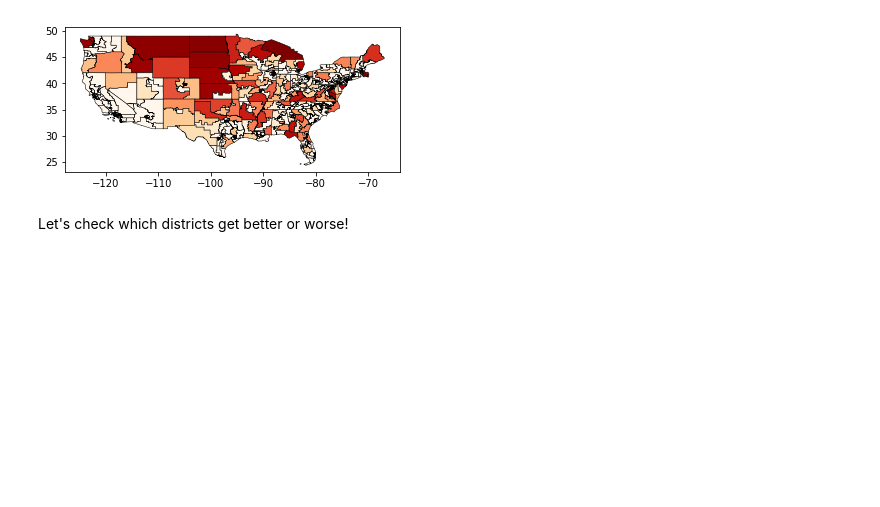
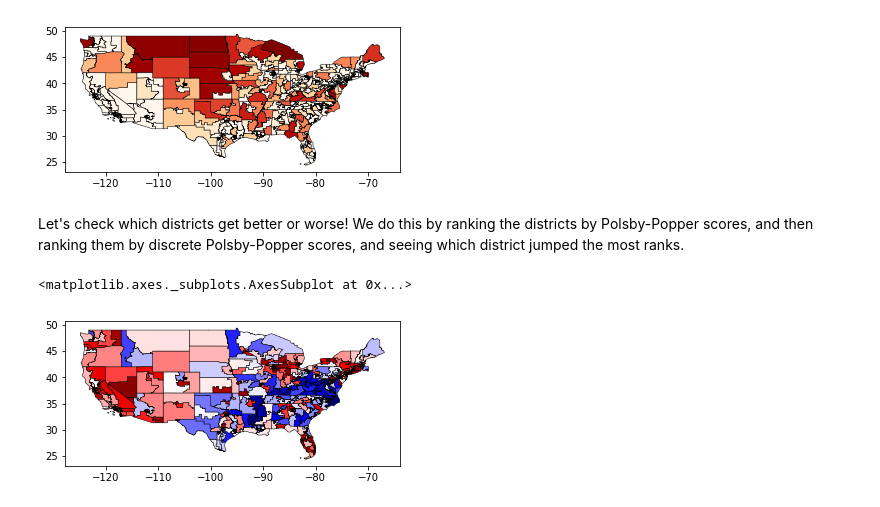
Before and after one commit to AssafBarNatan/discrete-compactness-jupyter, a Jupyter notebook: exploring-discrete-compactness.ipynb, the cells around one changed output. Saved outputs shown, nothing was run; the diff lists cells and outputs as text; code cells hidden in the pictures; blank space fills up the shorter version.

Commit message:
added ranking comparisons, and more colours on the map

```diff
--- a/exploring-discrete-compactness.ipynb
+++ b/exploring-discrete-compactness.ipynb
@@ -63,5 +63,13 @@ contig_us.plot(column='dpolsby',cmap='OrRd',edgecolor='black', linewidth=0.5)
 tmp = contig_us.iloc[[contig_us.iloc[i]['dperim'] == 0 for i,d in contig_us.iterrows()]].copy()
 # %% [output]
 [figure]
-# %% [markdown]
-Let's check which districts get better or worse!
+# %% [markdown]
+Let's check which districts get better or worse! We do this by ranking the districts by Polsby-Popper scores, and then ranking them by discrete Polsby-Popper scores, and seeing which district jumped the most ranks.
+# %%
+contig_us['dpolsby_rank'] = contig_us['dpolsby'].rank(ascending=False)
+contig_us['polsby_rank'] = contig_us['polsby'].rank(ascending=False)
+contig_us['rank_diff'] = contig_us['dpolsby_rank'] - contig_us['polsby_rank']
+contig_us.plot(column='rank_diff',cmap='seismic',edgecolor='black', linewidth=0.5)
+# %% [output]
+<matplotlib.axes._subplots.AxesSubplot at 0x...>
+[figure, added]
```
